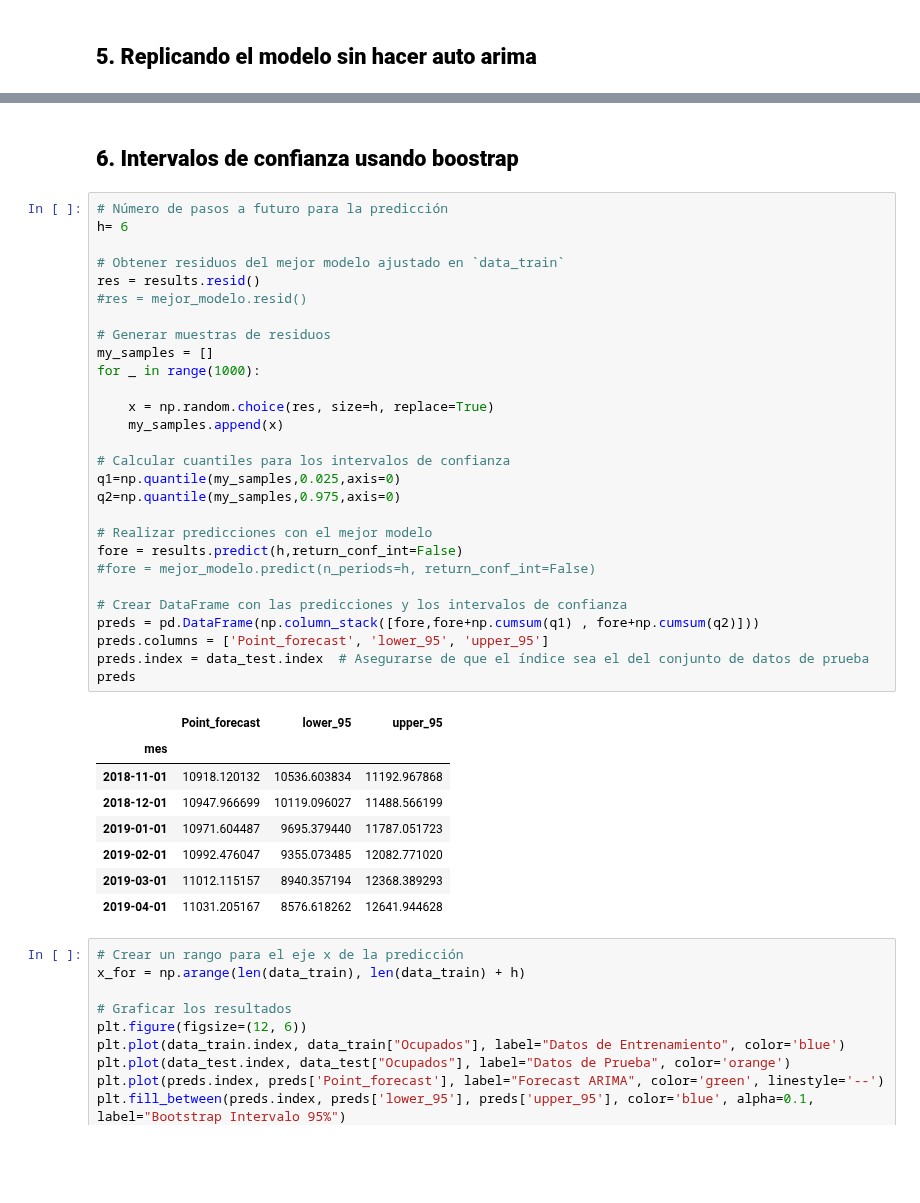
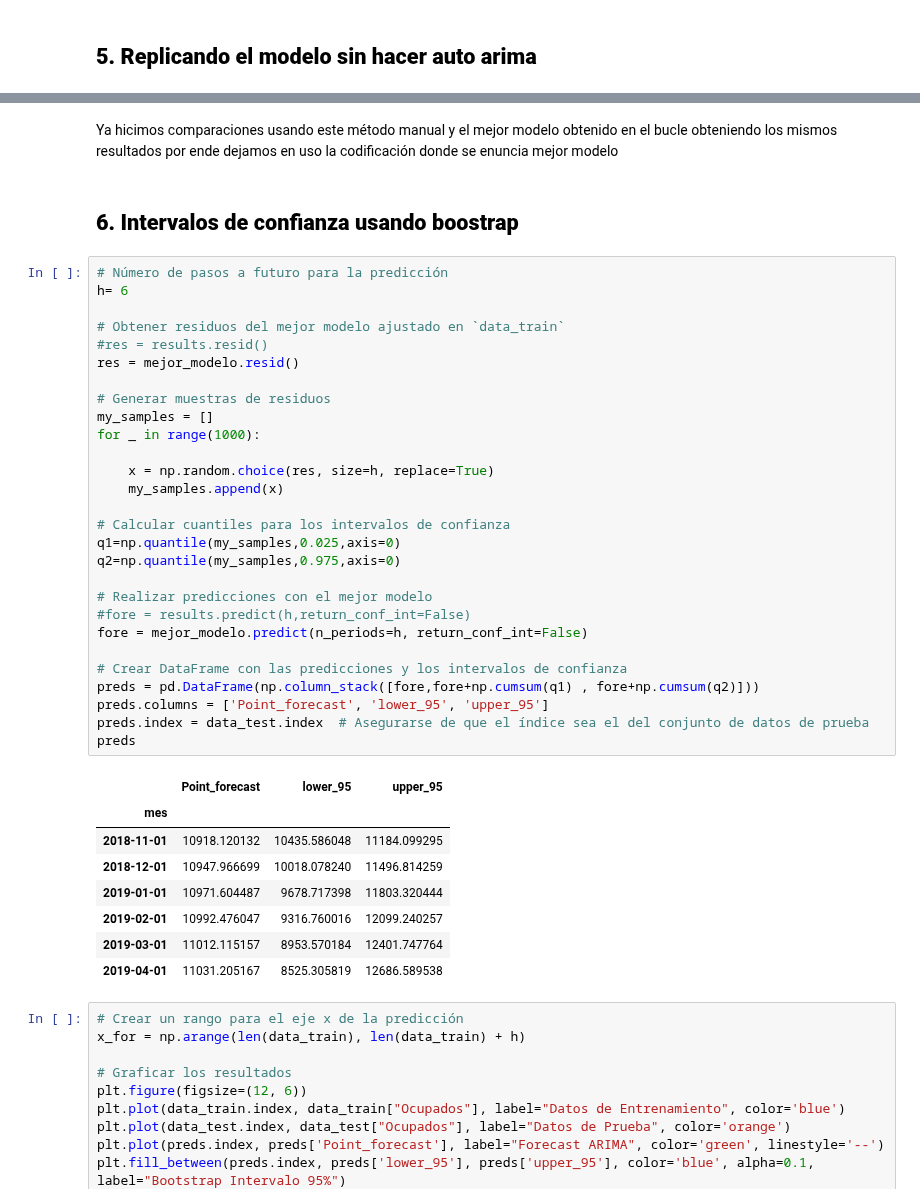
Before and after one commit to alfa7g7/Fundamentos-analitica-II, a Jupyter notebook: Clase 3/fundamentos_analítica_clase3_tarea.ipynb, the cells around one changed output, grey strips where cells are left out. Saved outputs shown, nothing was run; the diff lists cells and outputs as text; blank space fills up the shorter version.

```diff
--- a/Clase 3/fundamentos_analítica_clase3_tarea.ipynb
+++ b/Clase 3/fundamentos_analítica_clase3_tarea.ipynb
@@ -399,45 +399,47 @@ SARIMAX Results
 | Prob(H) (two-sided): | 0.30 | Kurtosis: | 4.39 |
 Warnings:
 [1] Covariance matrix calculated using the outer product of gradients (complex-step).
+# %% [markdown]
+Ya hicimos comparaciones usando este método manual y el mejor modelo obtenido en el bucle obteniendo los mismos resultados por ende dejamos en uso la codificación donde se enuncia mejor modelo
 # %% [markdown]
 ## **6. Intervalos de confianza usando boostrap**
 # %%
 # Número de pasos a futuro para la predicción
 h= 6
 
 # Obtener residuos del mejor modelo ajustado en `data_train`
-res = results.resid()
-#res = mejor_modelo.resid()
+#res = results.resid()
+res = mejor_modelo.resid()
 
 # Generar muestras de residuos
 my_samples = []
 for _ in range(1000):
 
     x = np.random.choice(res, size=h, replace=True)
     my_samples.append(x)
 
 # Calcular cuantiles para los intervalos de confianza
 q1=np.quantile(my_samples,0.025,axis=0)
 q2=np.quantile(my_samples,0.975,axis=0)
 
 # Realizar predicciones con el mejor modelo
-fore = results.predict(h,return_conf_int=False)
-#fore = mejor_modelo.predict(n_periods=h, return_conf_int=False)
+#fore = results.predict(h,return_conf_int=False)
+fore = mejor_modelo.predict(n_periods=h, return_conf_int=False)
 
 # Crear DataFrame con las predicciones y los intervalos de confianza
 preds = pd.DataFrame(np.column_stack([fore,fore+np.cumsum(q1) , fore+np.cumsum(q2)]))
 preds.columns = ['Point_forecast', 'lower_95', 'upper_95']
 preds.index = data_test.index  # Asegurarse de que el índice sea el del conjunto de datos de prueba
 preds
 # %% [output]
 |  | Point_forecast | lower_95 | upper_95 |
 | mes |  |  |  |
-| 2018-11-01 | 10918.120132 | 10536.603834 | 11192.967868 |
-| 2018-12-01 | 10947.966699 | 10119.096027 | 11488.566199 |
-| 2019-01-01 | 10971.604487 | 9695.379440 | 11787.051723 |
-| 2019-02-01 | 10992.476047 | 9355.073485 | 12082.771020 |
-| 2019-03-01 | 11012.115157 | 8940.357194 | 12368.389293 |
-| 2019-04-01 | 11031.205167 | 8576.618262 | 12641.944628 |
+| 2018-11-01 | 10918.120132 | 10435.586048 | 11184.099295 |
+| 2018-12-01 | 10947.966699 | 10018.078240 | 11496.814259 |
+| 2019-01-01 | 10971.604487 | 9678.717398 | 11803.320444 |
+| 2019-02-01 | 10992.476047 | 9316.760016 | 12099.240257 |
+| 2019-03-01 | 11012.115157 | 8953.570184 | 12401.747764 |
+| 2019-04-01 | 11031.205167 | 8525.305819 | 12686.589538 |
 # %%
 # Crear un rango para el eje x de la predicción
 x_for = np.arange(len(data_train), len(data_train) + h)
```
Also changed, not shown: parts of 17 cells of this notebook.
